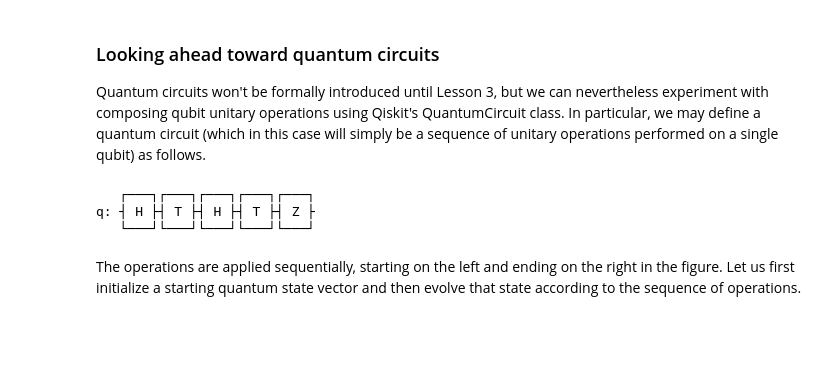
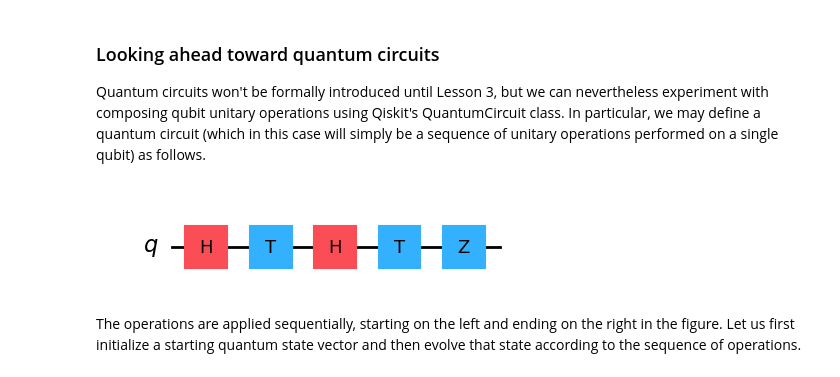
Before and after one commit to Nihar-Shah2001/Quantum_Computing_Notes, a Jupyter notebook: Notes/codes/2. qiskit_basicfunctions.ipynb, the cells around one changed output. Drawn from its saved outputs; the diff is of its cells as text; code cells hidden in the pictures; blank space fills up the shorter version.

```diff
--- a/Notes/codes/2. qiskit_basicfunctions.ipynb
+++ b/Notes/codes/2. qiskit_basicfunctions.ipynb
@@ -157,19 +157,17 @@ Quantum circuits won't be formally introduced until Lesson 3, but we can neverth
 # %%
 from qiskit import QuantumCircuit
 
 circuit = QuantumCircuit(1)
 
 circuit.h(0)
 circuit.t(0)
 circuit.h(0)
 circuit.t(0)
 circuit.z(0)
 
-circuit.draw()
+circuit.draw('mpl')
 # %% [output]
-   ┌───┐┌───┐┌───┐┌───┐┌───┐
-q: ┤ H ├┤ T ├┤ H ├┤ T ├┤ Z ├
-   └───┘└───┘└───┘└───┘└───┘
+[figure, added]
 # %% [markdown]
 The operations are applied sequentially, starting on the left and ending on the right in the figure. Let us first initialize a starting quantum state vector and then evolve that state according to the sequence of operations.
 # %%
```
Also changed, not shown: 24 other files.
